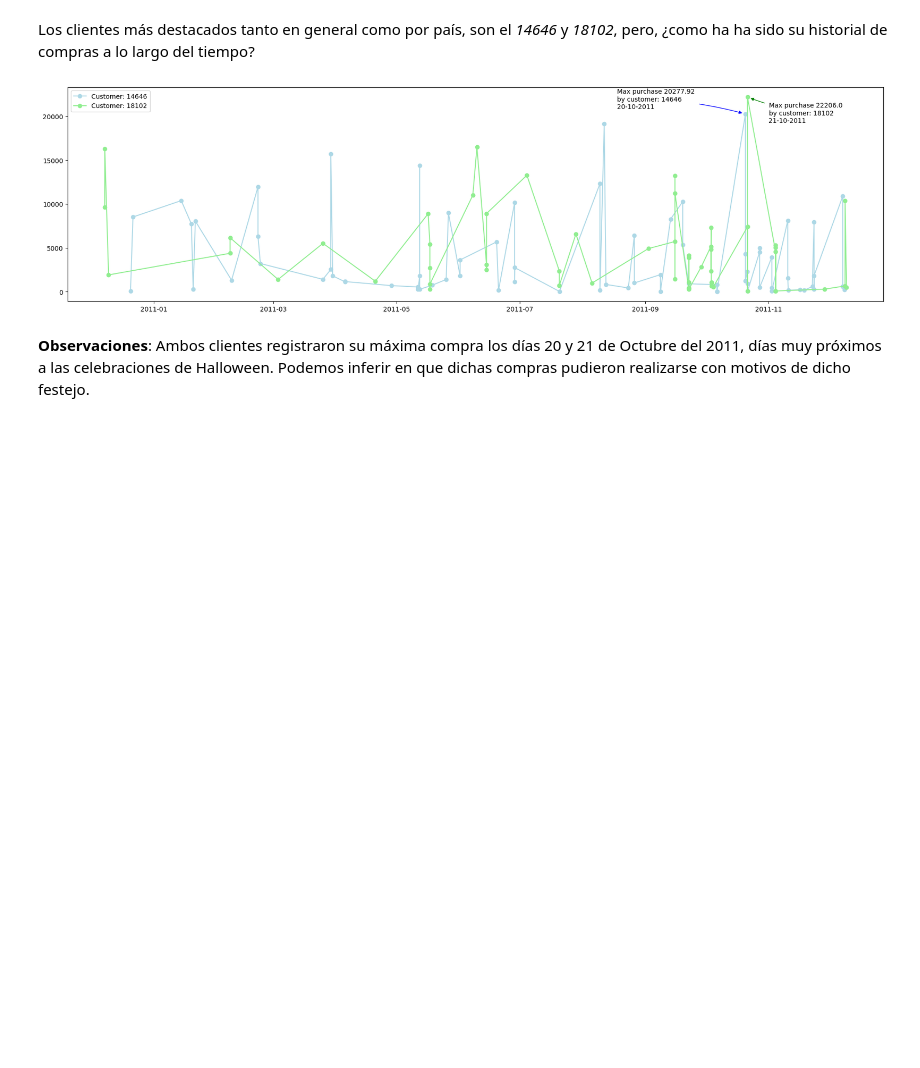
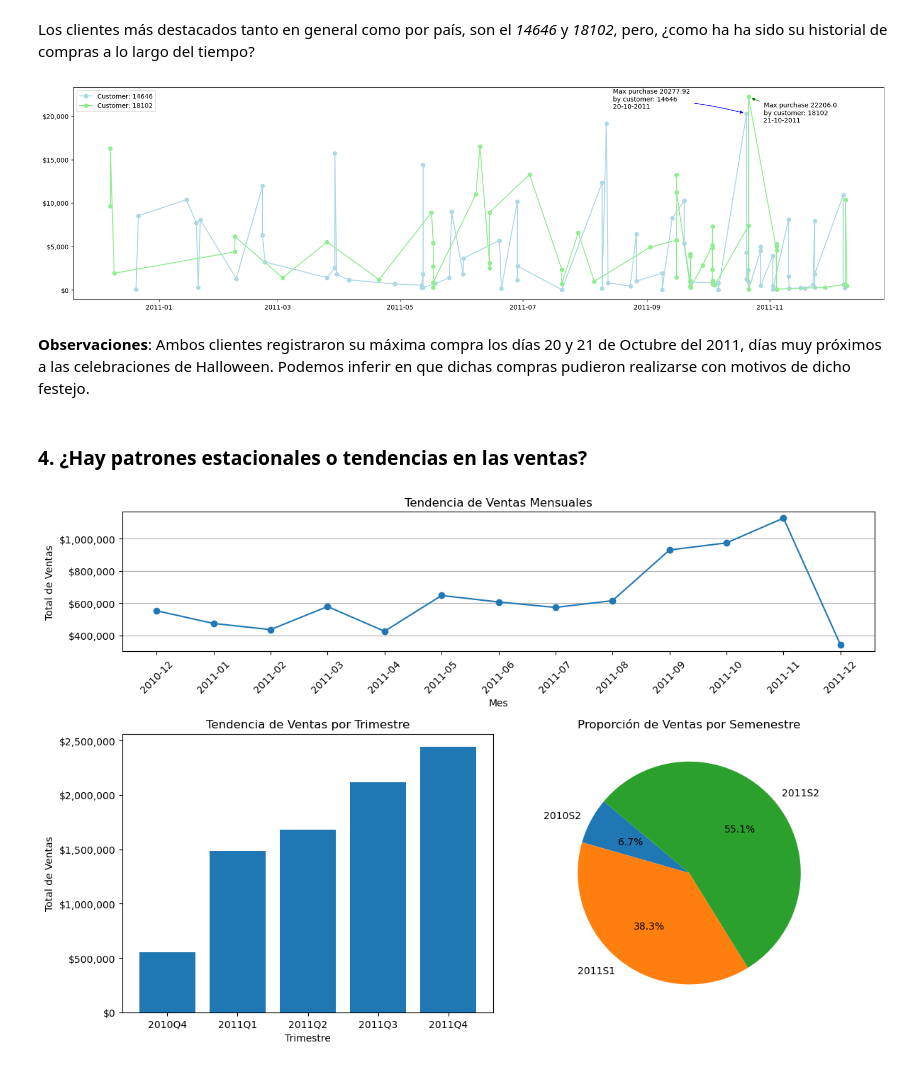
Before and after one commit to pahoalapizco/python_for_data_science, a Jupyter notebook: notebooks/4.0-numpy_pandas_da-analysis_01.ipynb, the cells around one changed output. Drawn from its saved outputs; the diff is of its cells as text; code cells hidden in the pictures; blank space fills up the shorter version.

```diff
--- a/notebooks/4.0-numpy_pandas_da-analysis_01.ipynb
+++ b/notebooks/4.0-numpy_pandas_da-analysis_01.ipynb
@@ -517,8 +526,61 @@ plt.annotate(
   )
 )
 
+plt.gca().yaxis.set_major_formatter(money_formatter)
 plt.legend(loc="upper left");
 # %% [output]
-[figure, old version]
+[figure, new version]
 # %% [markdown]
 **Observaciones**: Ambos clientes registraron su máxima compra los días 20 y 21 de Octubre del 2011, días muy próximos a las celebraciones de Halloween. Podemos inferir en que dichas compras pudieron realizarse con motivos de dicho festejo.
+# %% [markdown]
+### 4. ¿Hay patrones estacionales o tendencias en las ventas?
+# %%
+monthly_sales = retail_cleaned.groupby("Month")["TotalAmount"].sum().reset_index()
+quarter_sales = retail_cleaned.groupby("Quaerter")["TotalAmount"].sum().reset_index()
+semester_sales = retail_cleaned.groupby("Semester")["TotalAmount"].sum()
+# %%
+import matplotlib.gridspec as gridspec
+
+gs = gridspec.GridSpec(nrows=2, ncols=2, height_ratios=[1,2], width_ratios=[1,1])
+fig = plt.figure(figsize=(12,8))
+
+# Serie de tiempo, análisis de ventas
+ax1 = fig.add_subplot(gs[0, :]) # [0, :] -> [Primera fila, Totdas las columnas]
+ax1.plot(
+  monthly_sales["Month"].astype(str),
+  monthly_sales["TotalAmount"],
+  marker="o"
+)
+ax1.set_title("Tendencia de Ventas Mensuales")
+ax1.set_xlabel("Mes")
+ax1.set_ylabel("Total de Ventas")
+
+plt.gca().yaxis.set_major_formatter(money_formatter)
+plt.grid(True, axis="y")
+plt.xticks(rotation=45)
+
+
+
+ax2 = fig.add_subplot(gs[1, 0]) # [1, 0] -> [Segunda fila, Primer columna
+ax2.bar(
+  quarter_sales["Quaerter"].astype(str),
+  quarter_sales["TotalAmount"]
+)
+ax2.set_title("Tendencia de Ventas por Trimestre")
+ax2.set_xlabel("Trimestre")
+ax2.set_ylabel("Total de Ventas")
+plt.gca().yaxis.set_major_formatter(money_formatter)
+
+
+ax3 = fig.add_subplot(gs[1, 1]) # [1, 1] -> [Segunda fila, Segunda columna]
+ax3.pie(
+  x=semester_sales,
+  labels=semester_sales.index,
+  autopct="%1.1f%%",
+  startangle=140
+)
+ax3.set_title("Proporción de Ventas por Semenestre")
+
+plt.tight_layout();
+# %% [output]
+[figure, added]
```
Also changed, not shown: parts of 14 cells of this notebook.
